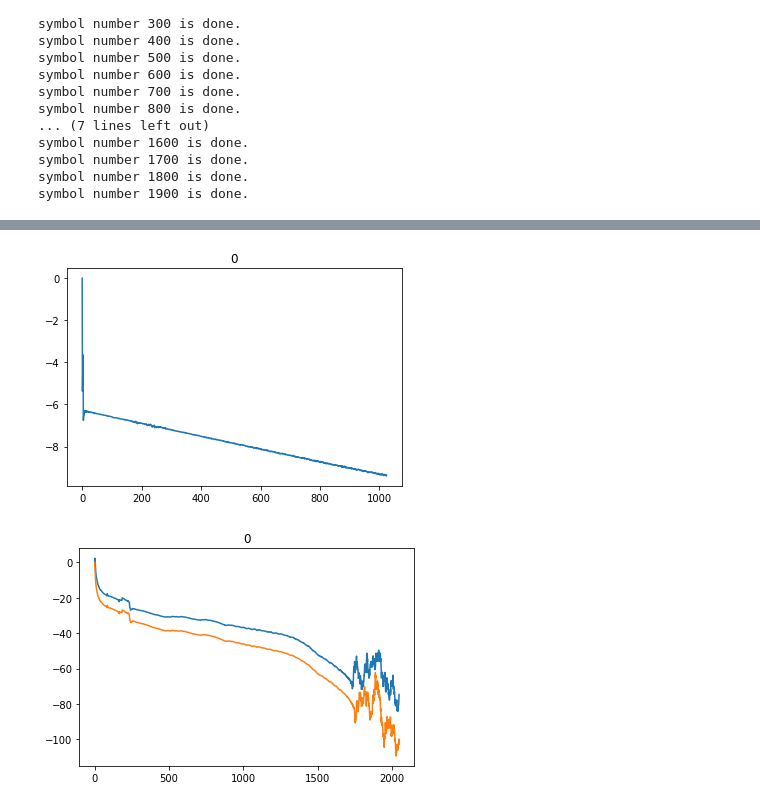
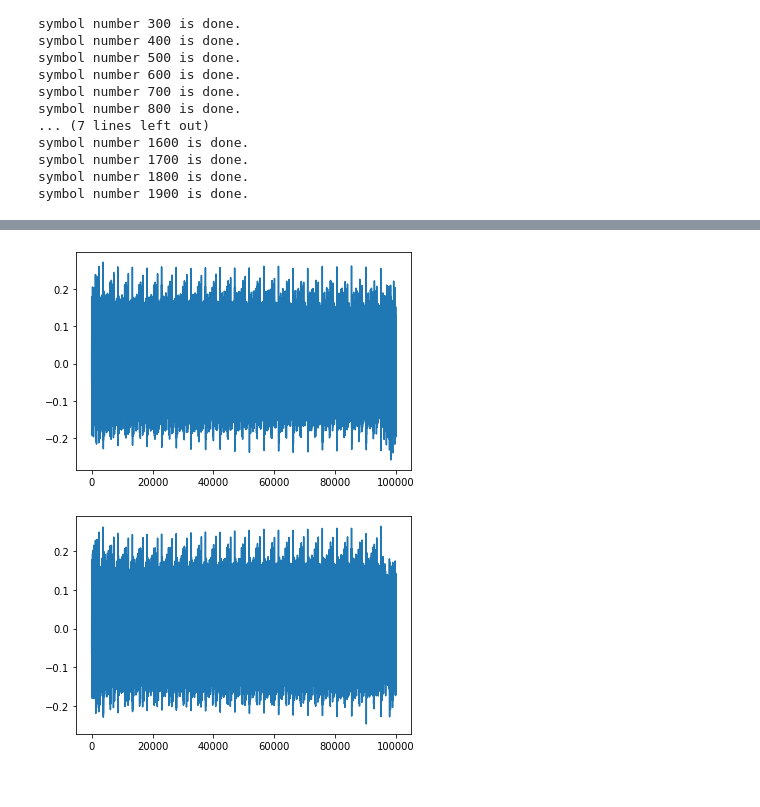
Before and after one commit to kaijunge/CleanNoise_GF3, a Jupyter notebook: Audio Modem 2.ipynb, the cells around one changed output, grey strips where cells are left out. Saved outputs shown, nothing was run; the diff lists cells and outputs as text; code cells hidden in the pictures.

Commit message:
Made cleaned up version of the Audio modem as a seperate jupyter notebook file. Needs improvement but should work

```diff
--- a/Audio Modem 2.ipynb
+++ b/Audio Modem 2.ipynb
@@ -83,11 +94,12 @@ num_of_frames = int(len(Payload_Time)/frame_data_length)
 
 print(num_of_frames)
 
-num_of_frames = 1
+'''num_of_frames = 2
 offset = 0
 Payload_Time = Payload_Time[offset*frame_data_length:(num_of_frames + offset)*frame_data_length]
-
-print(Payload_Time.shape)
+'''
+#num_of_frames += 1
+#Payload_Time = np.concatenate((Payload_Time[:frame_data_length], Payload_Time))
 # %% [output]
 encoded symbols length =  6000
 (3, 4800)
@@ -116,0 +134,13 @@ Transmit signal is  14.0  seconds
+# %%
+y = audioDataFromFile('Wav_Files/recording_pad6.wav')
+y_next = removeChirpAndPause_std(y, chirp_signal, 600000, plot = False, rng = 100)
+
+
+block_length= N+CP
+offset = block_length * (CE_repeat *6) # + frame_data_length)
+
+y_next = y_next[offset:]
+#plot_y(y_next)
+
+y = audioDataFromFile('Wav_Files/recording_long_pad.wav')
+plot_y(y)
@@ -117,6 +149,14 @@ Transmit signal is  14.0  seconds
 # %%
-y = audioDataFromFile('Wav_Files/recording.wav')
+#y = audioDataFromFile('Wav_Files/recording_thisworks.wav')
+#y = audioDataFromFile('Wav_Files/recording3.wav')
+#y = audioDataFromFile('Wav_Files/reallylong_recording.wav')
 
+y = y_next
+#num_of_frames -=1
+
+y = audioDataFromFile('Wav_Files/reallylong_recording2.wav')[48000*20:]
+
+plot = False
 
 data_index_length = frame_data_length * (N+CP)
 CE_index_length = CE_repeat * (N+CP)
@@ -125,8 +165,9 @@ freq_data = []
 # big loop to find out everything
 for i in range(num_of_frames):
     # obtain only the time series we are interested in
-    y_data = removeChirpAndPause_std(y, chirp_signal, 400000, plot = False, rng = 100)
+    y_data = removeChirpAndPause_std(y, chirp_signal, 600000, plot = False, rng = 100)
 
+    plot_y(y_data[:100000], f=i)
     # Slice the data to retrieve the CE
     CE_samples, CE_freq, remaining = sliceData(y_data, CP-guard, N, CP, CE_repeat)
     CE_samples_end, CE_freq_end, remaining_end \
@@ -151,24 +192,10 @@ for i in range(num_of_frames):
     for p, val in enumerate(angle_end):
         difference.append(round(val - angle_front[p], 3))
 
-
-    print(difference[:15])
-    print(difference[-15:])
+    stable_phase_start = 400
+    stable_phase_length = 400
 
 
-    plot_y(difference[:1024], f = i+100, title = i)
-    plot_y(angle_front, f = i+80, title = i)
-    plot_y(angle_end, f= i+80)
-
-    plt.figure(1000+i)
-    plt.yscale("log")
-    plt.plot(abs(np.array(TF_front))[:2048])
-    plt.plot(abs(np.array(TF_end))[:2048])
-    plot_y(abs(np.array(TF_front))[:2048], f=i+2)
-
-
-    stable_phase_start = 400
-    stable_phase_length = 400
     p = np.linspace(stable_phase_start,   stable_phase_start + stable_phase_length,   stable_phase_length)
     q = difference[stable_phase_start:   stable_phase_start + stable_phase_length  ]
 
@@ -176,11 +203,30 @@ for i in range(num_of_frames):
     print("param ", param)
     grad = param[0]
 
+    sliced_data = sliceDataContent_std(TF_front, TF_end, remaining, CP-guard, N, CP, frame_data_length, grad, CE_repeat)
     if i == 0:
-        freq_data = sliceDataContent_std(TF_front, TF_end, remaining, CP-guard, N, CP, frame_data_length, grad, CE_repeat)
+        freq_data = sliced_data
     else:
-        freq_data = np.concatenate((freq_data, \
-                        sliceDataContent_std(TF_front, TF_end, remaining, CP-guard, N, CP, frame_data_length, grad, CE_repeat)))
+        freq_data = np.concatenate((freq_data, sliced_data))
+
 
     y = remaining_end
+
+    if plot:
+        print(difference[:15])
+        print(difference[-15:])
+
+        plot_y(difference[stable_phase_start:stable_phase_length + stable_phase_start], f = i+100, title = i)
+        plot_y(angle_front, f = i+80, title = i)
+        plot_y(angle_end, f= i+80)
+
+        plt.figure(1000+i)
+        plt.yscale("log")
+        plt.plot(abs(np.array(TF_front))[:2048])
+        plt.plot(abs(np.array(TF_end))[:2048])
+        plot_y(abs(np.array(TF_front))[:2048], f=i+2)
+
+
+
+    print(abs(param[1]) % (2 * math.pi))
 # %% [output]
@@ -190,2 +250,2 @@ param  [-3.0250645e-03 -6.3077888e+00]
-[figure, old version]
+[figure, new version]
-[figure, old version]
+[figure, new version]
```
Also changed, not shown: parts of 22 cells of this notebook, 5 other files.
